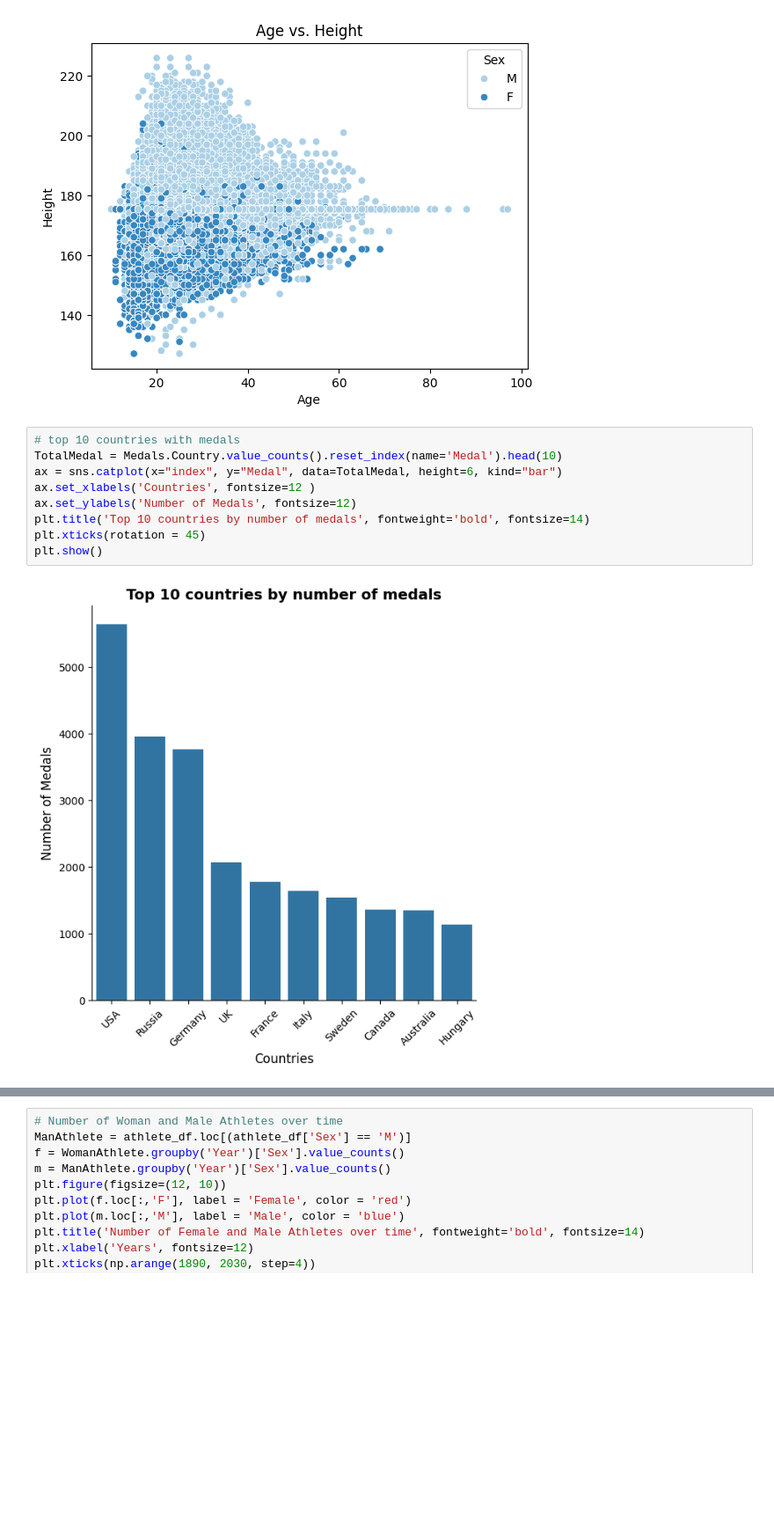
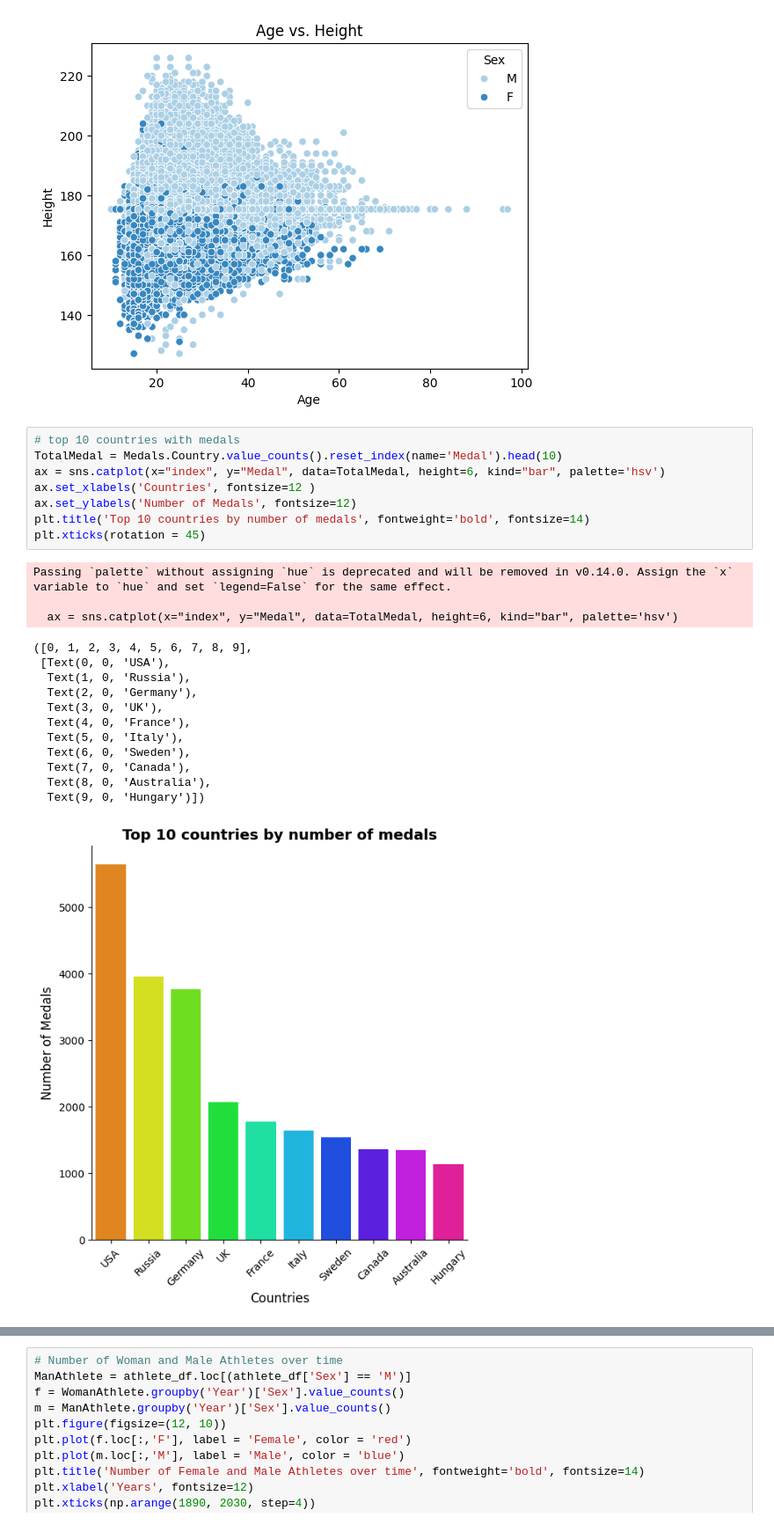
Before and after one commit to hegame1998/Olympic-data-analysis, a Jupyter notebook: Programming_and_database(Hengame_Shahriyari).ipynb, the cells around one changed output, grey strips where cells are left out. Shown at 88% size. Cells and saved outputs as stored; diff of their text form; blank space fills up the shorter version.

```diff
--- a/Programming_and_database(Hengame_Shahriyari).ipynb
+++ b/Programming_and_database(Hengame_Shahriyari).ipynb
@@ -938,14 +938,27 @@ Text(0.5, 1.0, 'Age vs. Height')
 # %%
 # top 10 countries with medals
 TotalMedal = Medals.Country.value_counts().reset_index(name='Medal').head(10)
-ax = sns.catplot(x="index", y="Medal", data=TotalMedal, height=6, kind="bar")
+ax = sns.catplot(x="index", y="Medal", data=TotalMedal, height=6, kind="bar", palette='hsv')
 ax.set_xlabels('Countries', fontsize=12 )
 ax.set_ylabels('Number of Medals', fontsize=12)
 plt.title('Top 10 countries by number of medals', fontweight='bold', fontsize=14)
 plt.xticks(rotation = 45)
-plt.show()
 # %% [output]
+Passing `palette` without assigning `hue` is deprecated and will be removed in v0.14.0. Assign the `x` variable to `hue` and set `legend=False` for the same effect.
+
+  ax = sns.catplot(x="index", y="Medal", data=TotalMedal, height=6, kind="bar", palette='hsv')
+([0, 1, 2, 3, 4, 5, 6, 7, 8, 9],
+ [Text(0, 0, 'USA'),
+  Text(1, 0, 'Russia'),
+  Text(2, 0, 'Germany'),
+  Text(3, 0, 'UK'),
+  Text(4, 0, 'France'),
+  Text(5, 0, 'Italy'),
+  Text(6, 0, 'Sweden'),
+  Text(7, 0, 'Canada'),
+  Text(8, 0, 'Australia'),
+  Text(9, 0, 'Hungary')])
-[figure, old version]
+[figure, new version]
 # %%
 # top 10 countries with Woman medalists
 WomanMedalistByCountry = WomanMedalist.Country.value_counts().reset_index(name='Medal').head(15)
```
Also changed, not shown: parts of 1 cell of this notebook.
